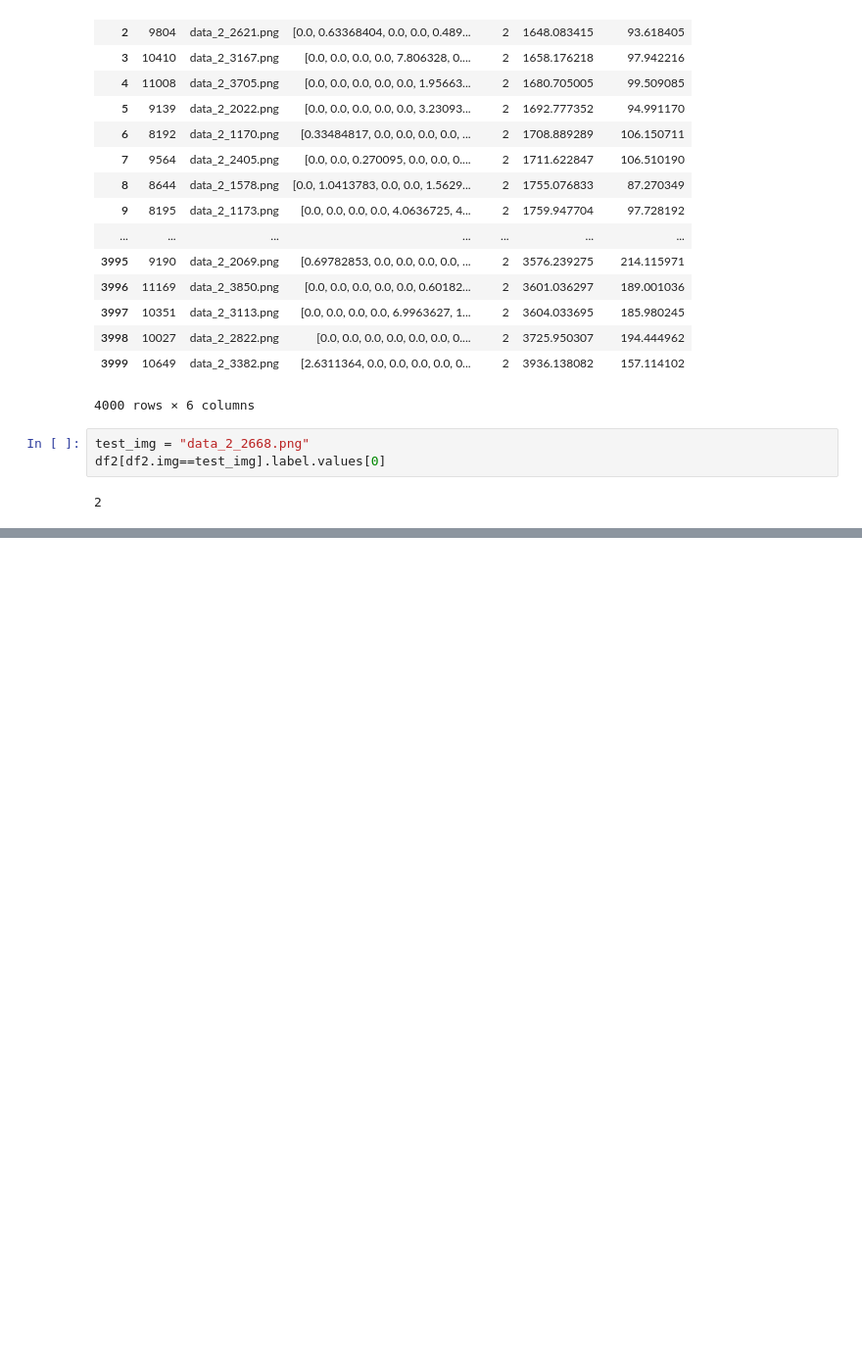
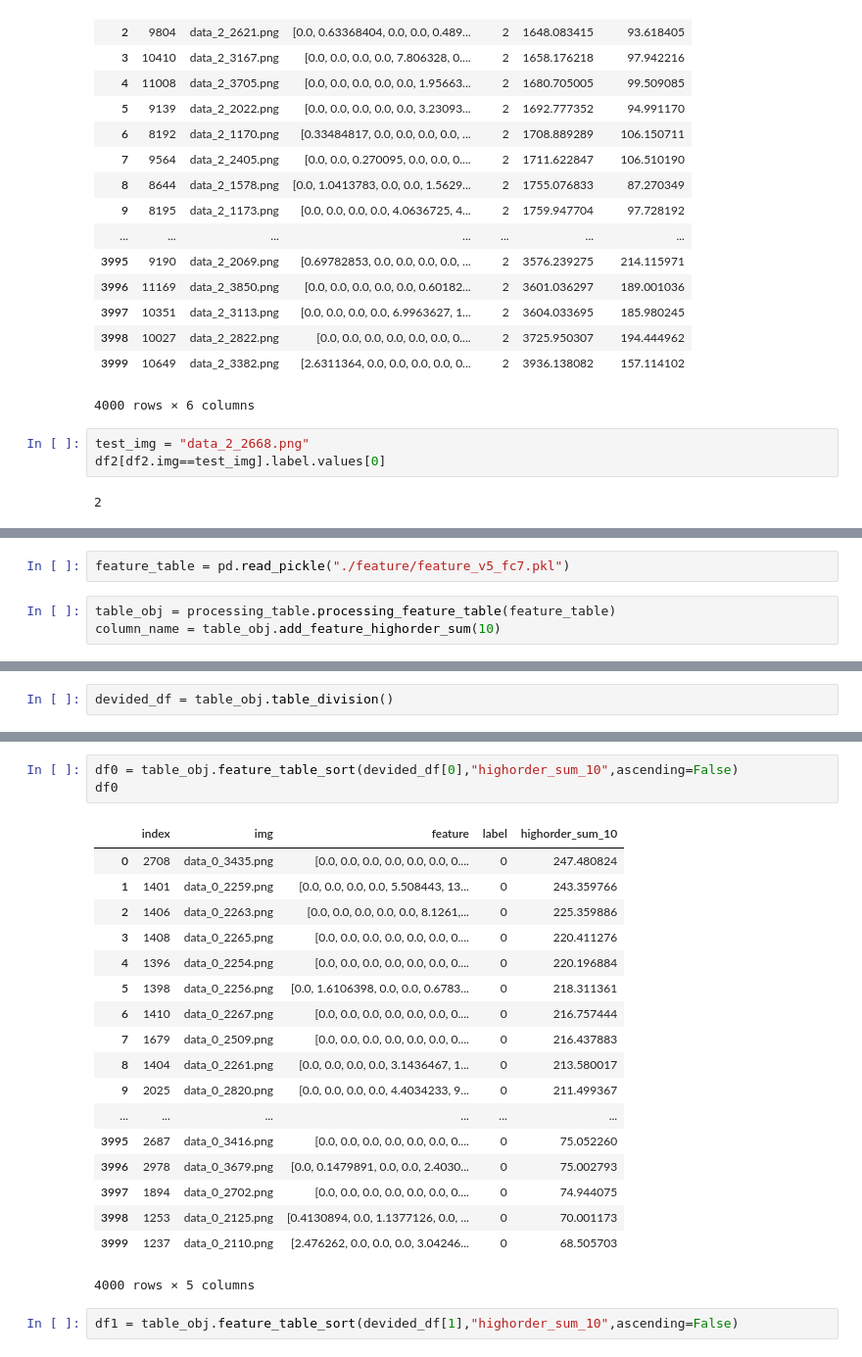
Before and after one commit to takitaki7474/mlse-research, a Jupyter notebook: analysis_feature.ipynb, the cells around one changed output, grey strips where cells are left out. Shown at 98% size. Drawn from its saved outputs; the diff is of its cells as text; blank space fills up the shorter version.

```diff
--- a/analysis_feature.ipynb
+++ b/analysis_feature.ipynb
@@ -256,0 +260,5 @@ df2[df2.img==test_img].label.values[0]
+# %%
+feature_table = pd.read_pickle("./feature/feature_v5_fc7.pkl")
+# %%
+table_obj = processing_table.processing_feature_table(feature_table)
+column_name = table_obj.add_feature_highorder_sum(10)
@@ -256,0 +286,2 @@ df2[df2.img==test_img].label.values[0]
+# %%
+devided_df = table_obj.table_division()
@@ -256,0 +309,24 @@ df2[df2.img==test_img].label.values[0]
+# %%
+df0 = table_obj.feature_table_sort(devided_df[0],"highorder_sum_10",ascending=False)
+df0
+# %% [output]
+|  | index | img | feature | label | highorder_sum_10 |
+| 0 | 2708 | data_0_3435.png | [0.0, 0.0, 0.0, 0.0, 0.0, 0.0, 0.... | 0 | 247.480824 |
+| 1 | 1401 | data_0_2259.png | [0.0, 0.0, 0.0, 0.0, 5.508443, 13... | 0 | 243.359766 |
+| 2 | 1406 | data_0_2263.png | [0.0, 0.0, 0.0, 0.0, 0.0, 8.1261,... | 0 | 225.359886 |
+| 3 | 1408 | data_0_2265.png | [0.0, 0.0, 0.0, 0.0, 0.0, 0.0, 0.... | 0 | 220.411276 |
+| 4 | 1396 | data_0_2254.png | [0.0, 0.0, 0.0, 0.0, 0.0, 0.0, 0.... | 0 | 220.196884 |
+| 5 | 1398 | data_0_2256.png | [0.0, 1.6106398, 0.0, 0.0, 0.6783... | 0 | 218.311361 |
+| 6 | 1410 | data_0_2267.png | [0.0, 0.0, 0.0, 0.0, 0.0, 0.0, 0.... | 0 | 216.757444 |
+| 7 | 1679 | data_0_2509.png | [0.0, 0.0, 0.0, 0.0, 0.0, 0.0, 0.... | 0 | 216.437883 |
+| 8 | 1404 | data_0_2261.png | [0.0, 0.0, 0.0, 0.0, 3.1436467, 1... | 0 | 213.580017 |
+| 9 | 2025 | data_0_2820.png | [0.0, 0.0, 0.0, 0.0, 4.4034233, 9... | 0 | 211.499367 |
+| ... | ... | ... | ... | ... | ... |
+| 3995 | 2687 | data_0_3416.png | [0.0, 0.0, 0.0, 0.0, 0.0, 0.0, 0.... | 0 | 75.052260 |
+| 3996 | 2978 | data_0_3679.png | [0.0, 0.1479891, 0.0, 0.0, 2.4030... | 0 | 75.002793 |
+| 3997 | 1894 | data_0_2702.png | [0.0, 0.0, 0.0, 0.0, 0.0, 0.0, 0.... | 0 | 74.944075 |
+| 3998 | 1253 | data_0_2125.png | [0.4130894, 0.0, 1.1377126, 0.0, ... | 0 | 70.001173 |
+| 3999 | 1237 | data_0_2110.png | [2.476262, 0.0, 0.0, 0.0, 3.04246... | 0 | 68.505703 |
+4000 rows × 5 columns
+# %%
+df1 = table_obj.feature_table_sort(devided_df[1],"highorder_sum_10",ascending=False)
```
Also changed, not shown: parts of 4 cells of this notebook, 1 other file.
